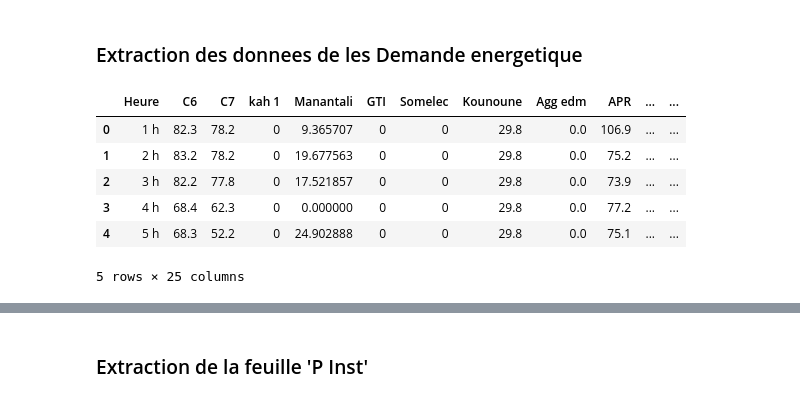
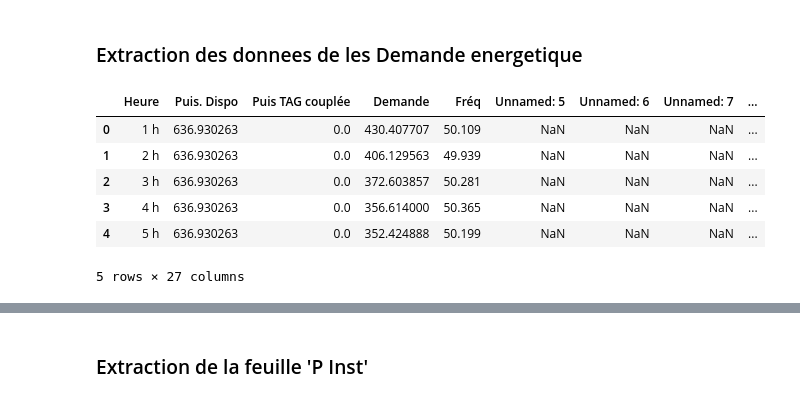
Before and after one commit to toutenergie/Mes_programmes_python_these, a Jupyter notebook: ANALYSE_DONNEES8THESE/extration1.ipynb, the cells around one changed output, grey strips where cells are left out. Cells and saved outputs as stored; diff of their text form; code cells hidden in the pictures.

```diff
--- a/ANALYSE_DONNEES8THESE/extration1.ipynb
+++ b/ANALYSE_DONNEES8THESE/extration1.ipynb
@@ -55,15 +70,15 @@ centrales.columns.shape
 # %%
 # afficher du feuille centrales avec la suppression de l'entete
 # , skiprows=2
-Demande = pd.read_excel(fichier_excel,skiprows=2,sheet_name='Centrales')
+Demande = pd.read_excel(fichier_excel,skiprows=2,sheet_name='Demande')
 # suppression des variables non pertinante afin de rendre propre la feuille
-Demande=Demande[:26].drop(['Unnamed: 26', 'Unnamed: 27','Total PV'],axis=1)
+#Demande=Demande[:26].drop(['Unnamed: 26', 'Unnamed: 27','Total PV'],axis=1)
 Demande.head()
 # %% [output]
-|  | Heure | C6 | C7 | kah 1 | Manantali | GTI | Somelec | Kounoune | Agg edm | APR | ... | ... |
-| 0 | 1 h | 82.3 | 78.2 | 0 | 9.365707 | 0 | 0 | 29.8 | 0.0 | 106.9 | ... | ... |
-| 1 | 2 h | 83.2 | 78.2 | 0 | 19.677563 | 0 | 0 | 29.8 | 0.0 | 75.2 | ... | ... |
-| 2 | 3 h | 82.2 | 77.8 | 0 | 17.521857 | 0 | 0 | 29.8 | 0.0 | 73.9 | ... | ... |
-| 3 | 4 h | 68.4 | 62.3 | 0 | 0.000000 | 0 | 0 | 29.8 | 0.0 | 77.2 | ... | ... |
-| 4 | 5 h | 68.3 | 52.2 | 0 | 24.902888 | 0 | 0 | 29.8 | 0.0 | 75.1 | ... | ... |
+|  | Heure | Puis. Dispo | Puis TAG couplée | Demande | Fréq | Unnamed: 5 | Unnamed: 6 | Unnamed: 7 | ... |
+| 0 | 1 h | 636.930263 | 0.0 | 430.407707 | 50.109 | NaN | NaN | NaN | ... |
+| 1 | 2 h | 636.930263 | 0.0 | 406.129563 | 49.939 | NaN | NaN | NaN | ... |
+| 2 | 3 h | 636.930263 | 0.0 | 372.603857 | 50.281 | NaN | NaN | NaN | ... |
+| 3 | 4 h | 636.930263 | 0.0 | 356.614000 | 50.365 | NaN | NaN | NaN | ... |
+| 4 | 5 h | 636.930263 | 0.0 | 352.424888 | 50.199 | NaN | NaN | NaN | ... |
-5 rows × 25 columns
+5 rows × 27 columns
```
Also changed, not shown: parts of 17 cells of this notebook, 8 other files.
